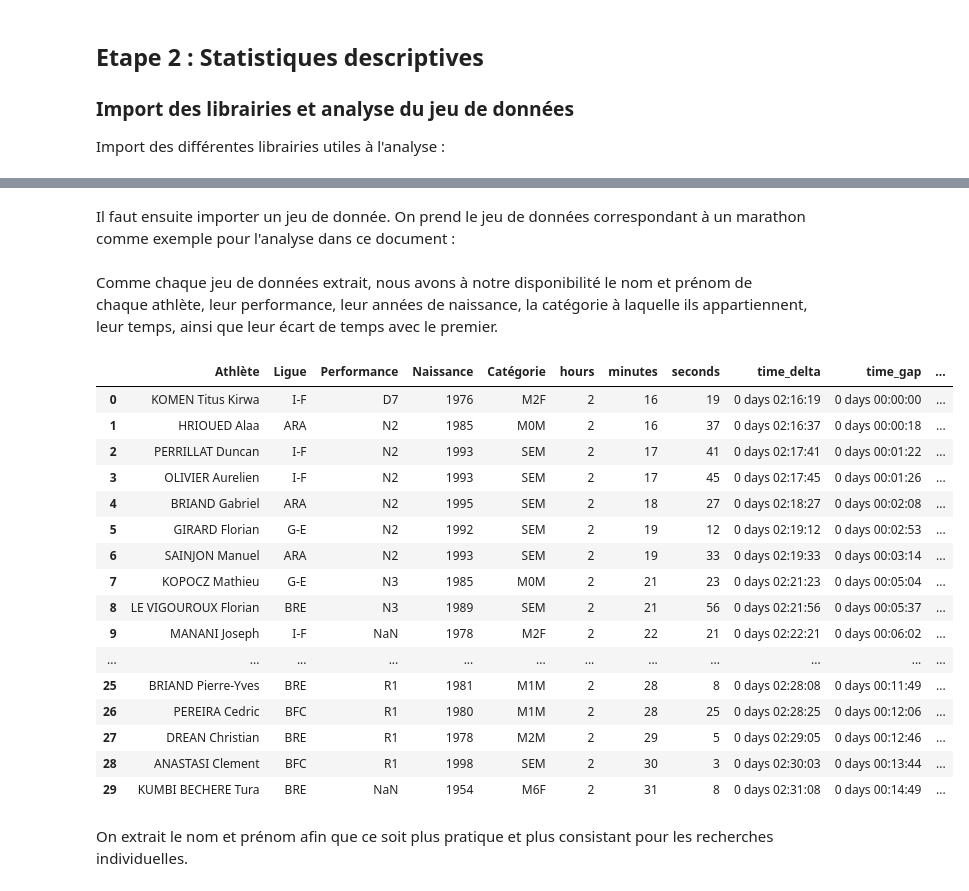
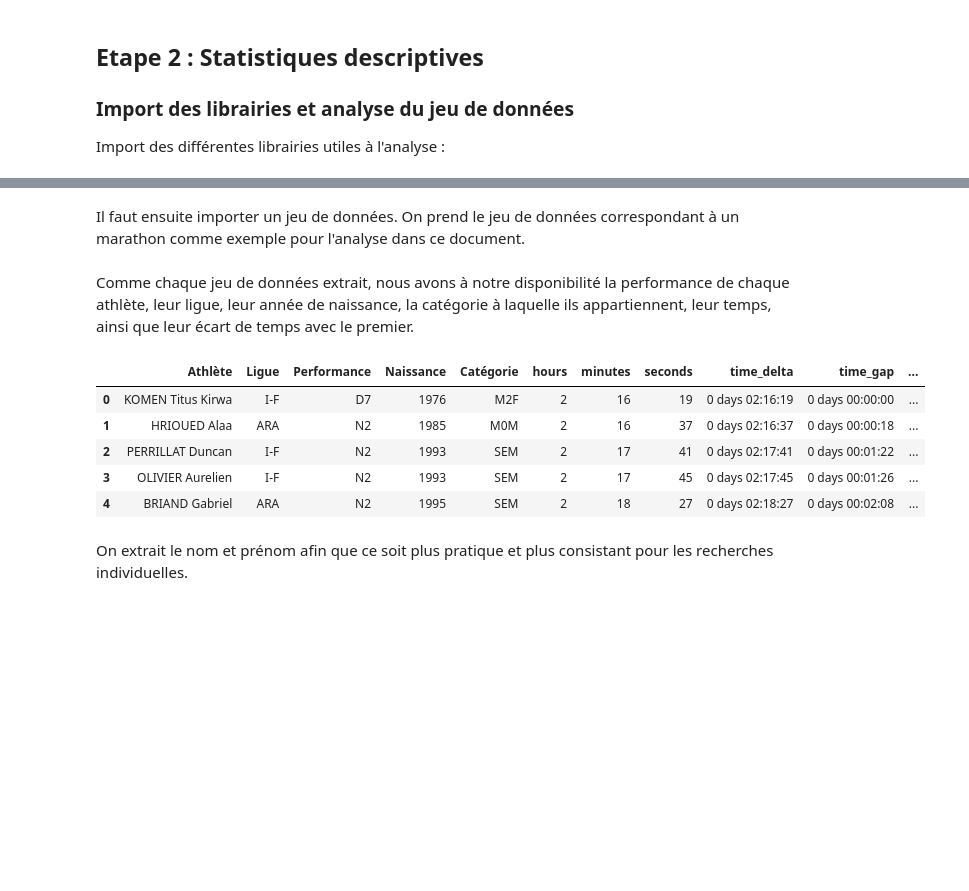
Before and after one commit to Kirscher/ResultAthle, a Jupyter notebook: eda.ipynb, the cells around one changed output, grey strips where cells are left out. Cells and saved outputs as stored; diff of their text form; code cells hidden in the pictures; blank space fills up the shorter version.

```diff
--- a/eda.ipynb
+++ b/eda.ipynb
@@ -29,33 +29,22 @@ from importnb import Notebook
 with Notebook():
     import algoStatCourse
 # %% [markdown]
-Il faut ensuite importer un jeu de donnée. On prend le jeu de données correspondant à un marathon comme exemple pour l'analyse dans ce document :
+Il faut ensuite importer un jeu de données. On prend le jeu de données correspondant à un marathon comme exemple pour l'analyse dans ce document.
 # %%
 #data=pd.read_csv("10_km_Riorges.csv")
 # %%
 data=pd.read_csv("data/France2022_MARATHON_TC.csv")
 # %% [markdown]
-Comme chaque jeu de données extrait, nous avons à notre disponibilité le nom et prénom de chaque athlète, leur performance, leur années de naissance, la catégorie à laquelle ils appartiennent, leur temps, ainsi que leur écart de temps avec le premier.
+Comme chaque jeu de données extrait, nous avons à notre disponibilité la performance de chaque athlète, leur ligue, leur année de naissance, la catégorie à laquelle ils appartiennent, leur temps, ainsi que leur écart de temps avec le premier.
 # %%
-data.head(30)
+data.head()
 # %% [output]
 |  | Athlète | Ligue | Performance | Naissance | Catégorie | hours | minutes | seconds | time_delta | time_gap | ... |
 | 0 | KOMEN Titus Kirwa | I-F | D7 | 1976 | M2F | 2 | 16 | 19 | 0 days 02:16:19 | 0 days 00:00:00 | ... |
 | 1 | HRIOUED Alaa | ARA | N2 | 1985 | M0M | 2 | 16 | 37 | 0 days 02:16:37 | 0 days 00:00:18 | ... |
 | 2 | PERRILLAT Duncan | I-F | N2 | 1993 | SEM | 2 | 17 | 41 | 0 days 02:17:41 | 0 days 00:01:22 | ... |
 | 3 | OLIVIER Aurelien | I-F | N2 | 1993 | SEM | 2 | 17 | 45 | 0 days 02:17:45 | 0 days 00:01:26 | ... |
 | 4 | BRIAND Gabriel | ARA | N2 | 1995 | SEM | 2 | 18 | 27 | 0 days 02:18:27 | 0 days 00:02:08 | ... |
-| 5 | GIRARD Florian | G-E | N2 | 1992 | SEM | 2 | 19 | 12 | 0 days 02:19:12 | 0 days 00:02:53 | ... |
-| 6 | SAINJON Manuel | ARA | N2 | 1993 | SEM | 2 | 19 | 33 | 0 days 02:19:33 | 0 days 00:03:14 | ... |
-| 7 | KOPOCZ Mathieu | G-E | N3 | 1985 | M0M | 2 | 21 | 23 | 0 days 02:21:23 | 0 days 00:05:04 | ... |
-| 8 | LE VIGOUROUX Florian | BRE | N3 | 1989 | SEM | 2 | 21 | 56 | 0 days 02:21:56 | 0 days 00:05:37 | ... |
-| 9 | MANANI Joseph | I-F | NaN | 1978 | M2F | 2 | 22 | 21 | 0 days 02:22:21 | 0 days 00:06:02 | ... |
-| ... | ... | ... | ... | ... | ... | ... | ... | ... | ... | ... | ... |
-| 25 | BRIAND Pierre-Yves | BRE | R1 | 1981 | M1M | 2 | 28 | 8 | 0 days 02:28:08 | 0 days 00:11:49 | ... |
-| 26 | PEREIRA Cedric | BFC | R1 | 1980 | M1M | 2 | 28 | 25 | 0 days 02:28:25 | 0 days 00:12:06 | ... |
-| 27 | DREAN Christian | BRE | R1 | 1978 | M2M | 2 | 29 | 5 | 0 days 02:29:05 | 0 days 00:12:46 | ... |
-| 28 | ANASTASI Clement | BFC | R1 | 1998 | SEM | 2 | 30 | 3 | 0 days 02:30:03 | 0 days 00:13:44 | ... |
-| 29 | KUMBI BECHERE Tura | BRE | NaN | 1954 | M6F | 2 | 31 | 8 | 0 days 02:31:08 | 0 days 00:14:49 | ... |
 # %% [markdown]
 On extrait le nom et prénom afin que ce soit plus pratique et plus consistant pour les recherches individuelles.
 # %%
```
Also changed, not shown: parts of 21 cells of this notebook.
